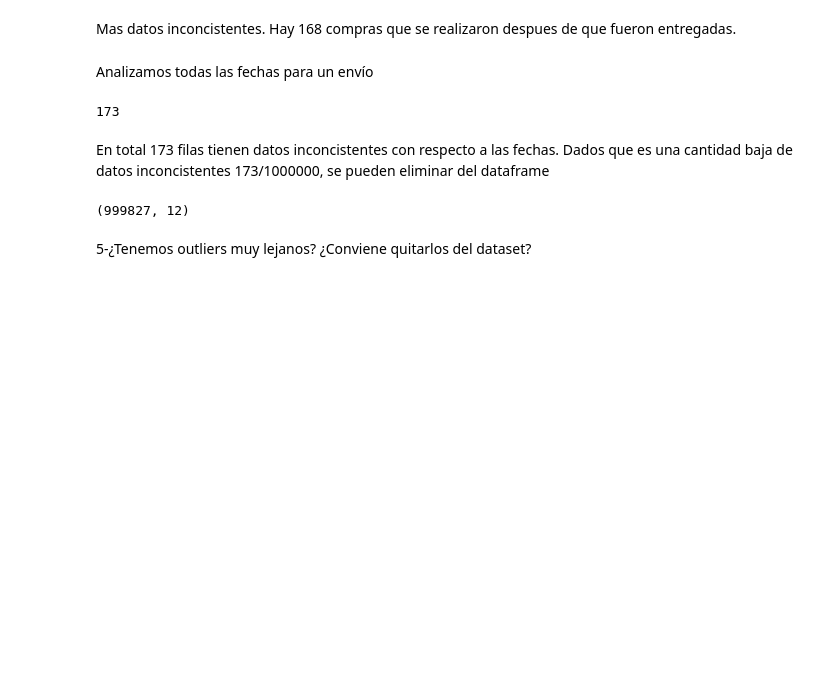
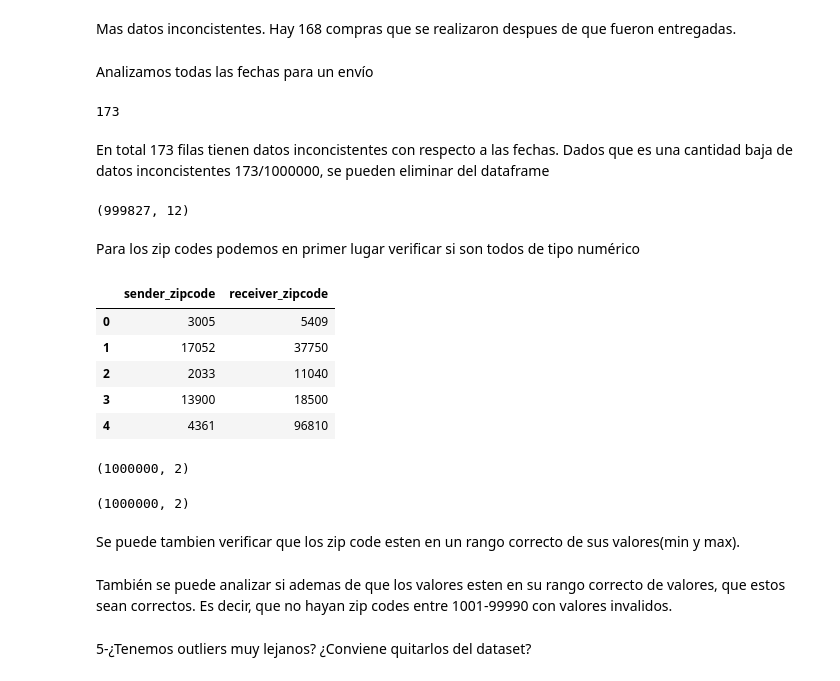
Before and after one commit to manquius/series_temporales, a Jupyter notebook: practico2.ipynb, the cells around one changed output. Drawn from its saved outputs; the diff is of its cells as text; code cells hidden in the pictures; blank space fills up the shorter version.

```diff
--- a/practico2.ipynb
+++ b/practico2.ipynb
@@ -252,3 +254,25 @@ df1 = df[(df['date_sent'] <= df['date_visit']) & (df['date_created'] <= df['date
 df1.shape
 # %% [output]
 (999827, 12)
+# %% [markdown]
+Para los zip codes podemos en primer lugar verificar si son todos de tipo numérico
+# %%
+df1 = df[['sender_zipcode','receiver_zipcode']].copy()
+df1.head()
+# %% [output]
+|  | sender_zipcode | receiver_zipcode |
+| 0 | 3005 | 5409 |
+| 1 | 17052 | 37750 |
+| 2 | 2033 | 11040 |
+| 3 | 13900 | 18500 |
+| 4 | 4361 | 96810 |
+# %%
+df1[df1['sender_zipcode'].apply(lambda x: isinstance(x, int))].shape
+# %% [output]
+(1000000, 2)
+# %%
+df1[df1['receiver_zipcode'].apply(lambda x: isinstance(x, int))].shape
+# %% [output]
+(1000000, 2)
+# %% [markdown]
+Se puede tambien verificar que los zip code esten en un rango correcto de sus valores(min y max).
@@ -255,3 +281,6 @@ df1.shape
+# %% [markdown]
+También se puede analizar si ademas de que los valores esten en su rango correcto de valores, que estos sean correctos.
+Es decir, que no hayan zip codes entre 1001-99990 con valores invalidos.
 # %% [markdown]
 5-¿Tenemos outliers muy lejanos? ¿Conviene quitarlos del dataset?
 # %%
```
Also changed, not shown: parts of 16 cells of this notebook.
